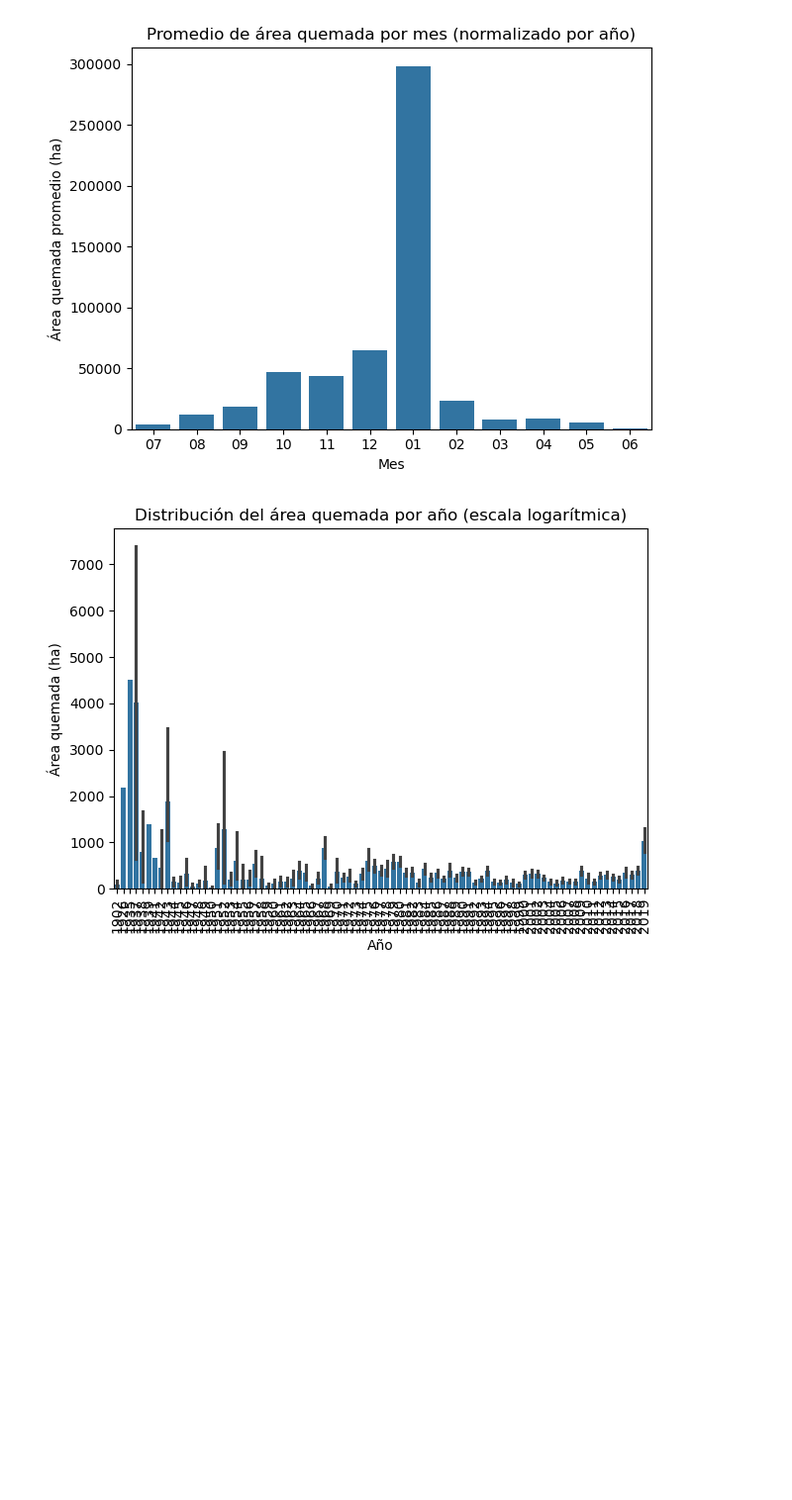
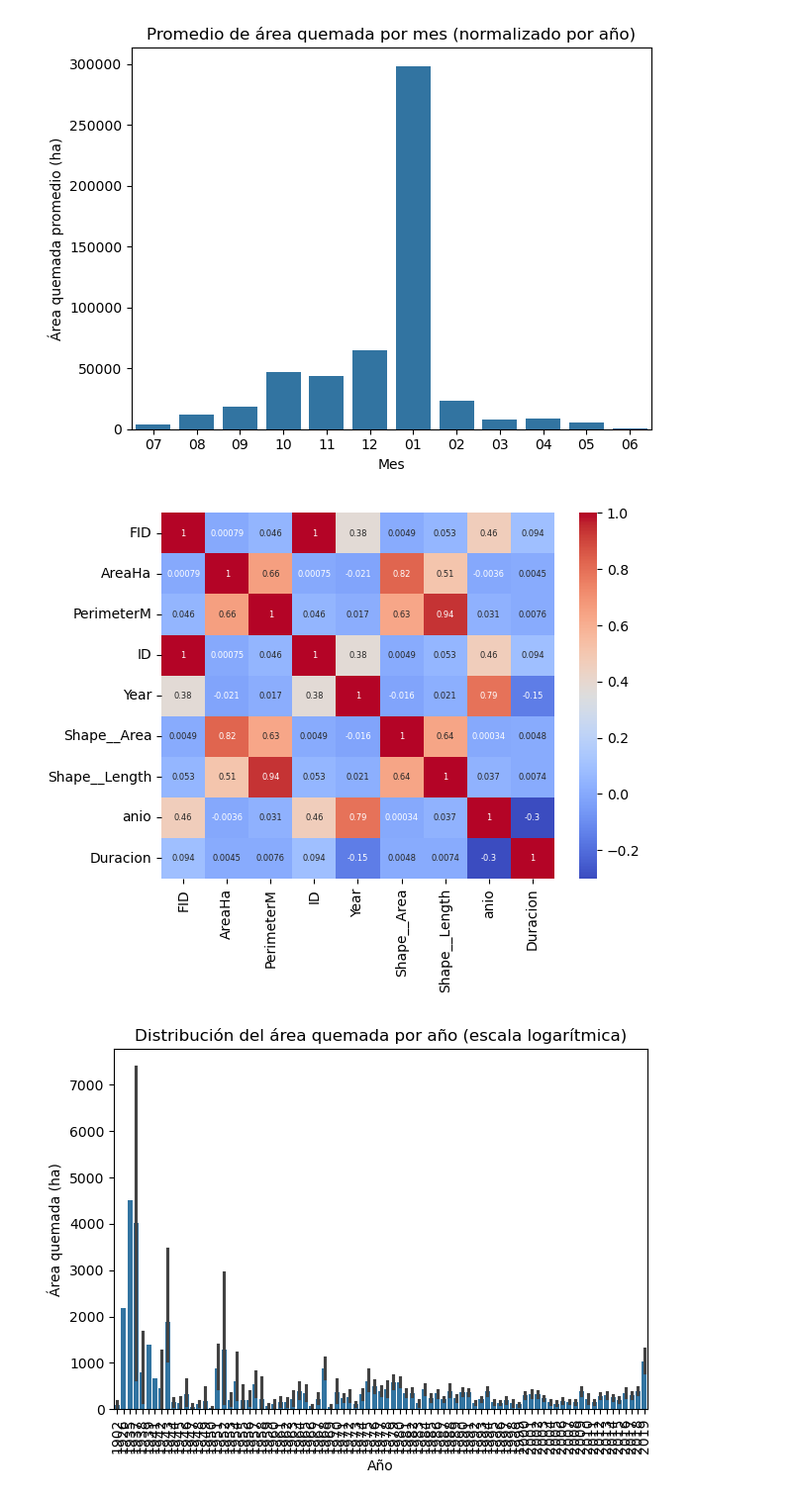
Before and after one commit to Kiki1108/incendios, a Jupyter notebook: analisis_australia.ipynb, the cells around one changed output. Shown at 99% size. Cells and saved outputs as stored; diff of their text form; code cells hidden in the pictures; blank space fills up the shorter version.

```diff
--- a/analisis_australia.ipynb
+++ b/analisis_australia.ipynb
@@ -237,6 +237,13 @@ plt.tight_layout()
 plt.show()
 # %% [output]
 [figure]
+# %%
+# Revisión de la corralación entre variables
+numeric_df = incendios.select_dtypes(include="number")
+sns.heatmap(numeric_df.corr(method="pearson"), annot=True, cmap='coolwarm', annot_kws={"size": 6})
+plt.show()
+# %% [output]
+[figure, added]
 # %%
 # Asegúrate de que las fechas están en formato datetime
 incendios["StartDate"] = pd.to_datetime(incendios["StartDate"])
```
Also changed, not shown: parts of 5 cells of this notebook, 1 other file.
